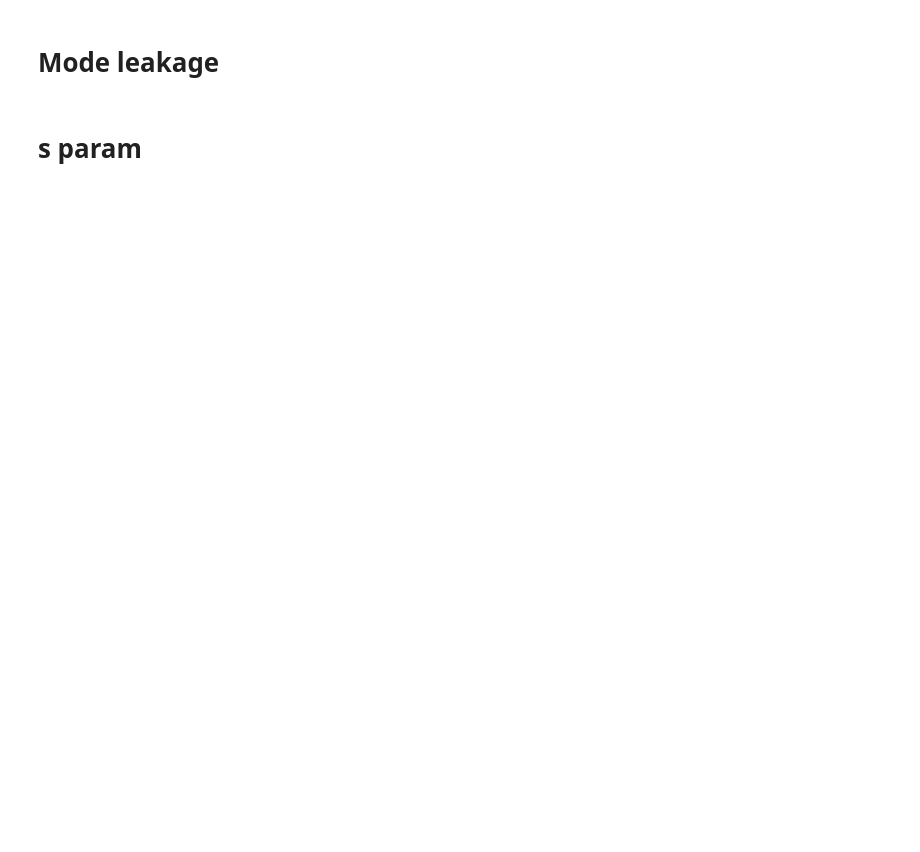
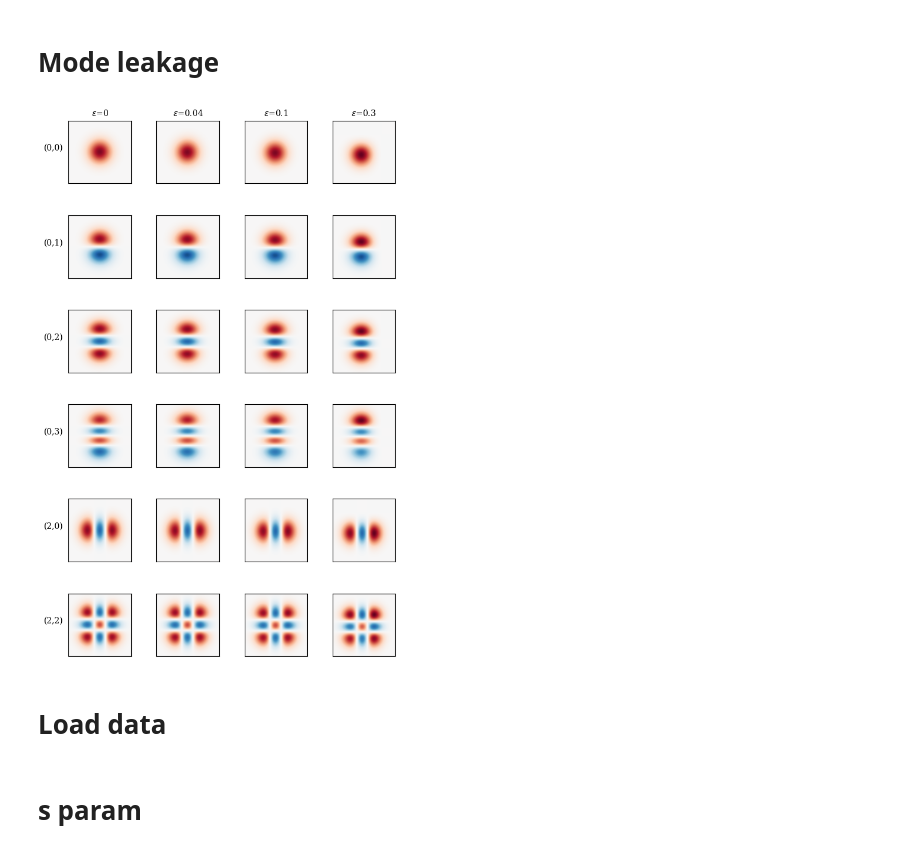
Before and after one commit to jernejfrank/rayfish, a Jupyter notebook: examples/distance_3_point_sources_mixing_hg_xy/simulation.ipynb, the cells around one changed output. Saved outputs shown, nothing was run; the diff lists cells and outputs as text; code cells hidden in the pictures; blank space fills up the shorter version.

```diff
--- a/examples/distance_3_point_sources_mixing_hg_xy/simulation.ipynb
+++ b/examples/distance_3_point_sources_mixing_hg_xy/simulation.ipynb
@@ -40,14 +45,18 @@ continuous_cmaps = [
 # %%
 md = 4
 fig, _ = plot_mode_mixing_sweep(
     measurement_basis(md),
-    [0.0, 0.1, 0.3, 0.6, 1.0],
+    selected_eps,
     _mix_modes_via_unitary,
     mode_degree=md,
     mode_indices=[
         i * md + j for (i, j) in [(0, 0), (0, 1), (0, 2), (0, 3), (2, 0), (2, 2)]
     ],
 )
+# %% [output]
+[figure, added]
+# %% [markdown]
+# Load data
 # %%
 coords = np.load("coordinates.npy")
 p_range = -coords[0, :, 6]
```
Also changed, not shown: parts of 11 cells of this notebook, 19 other files.
